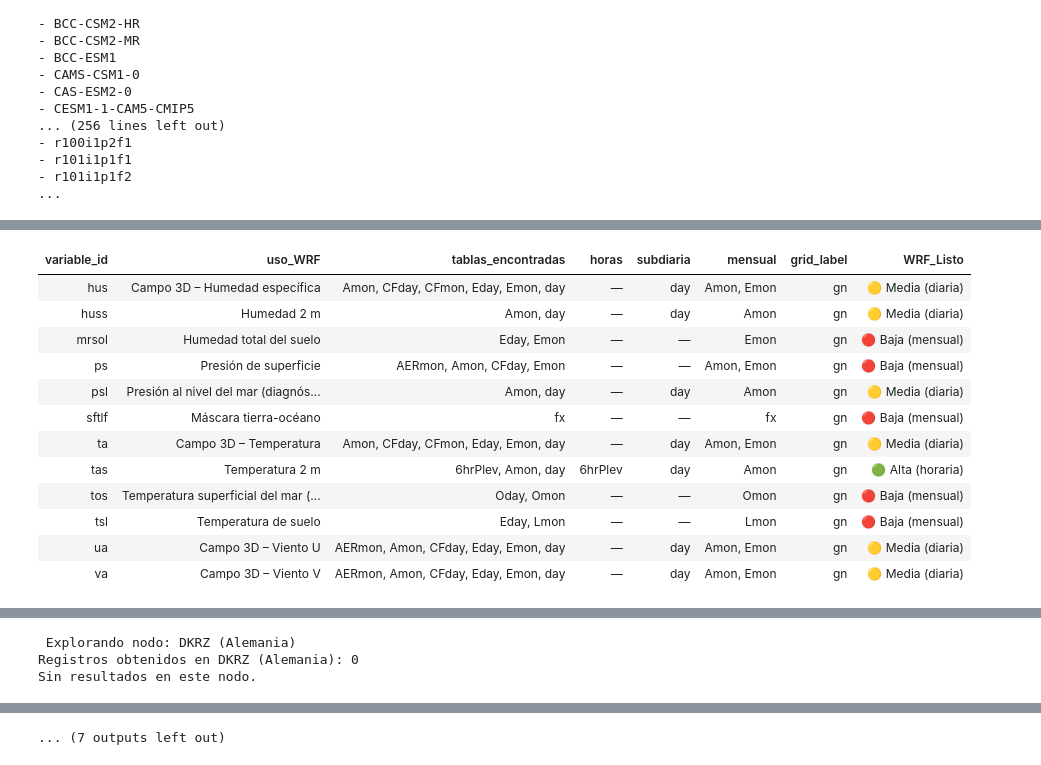
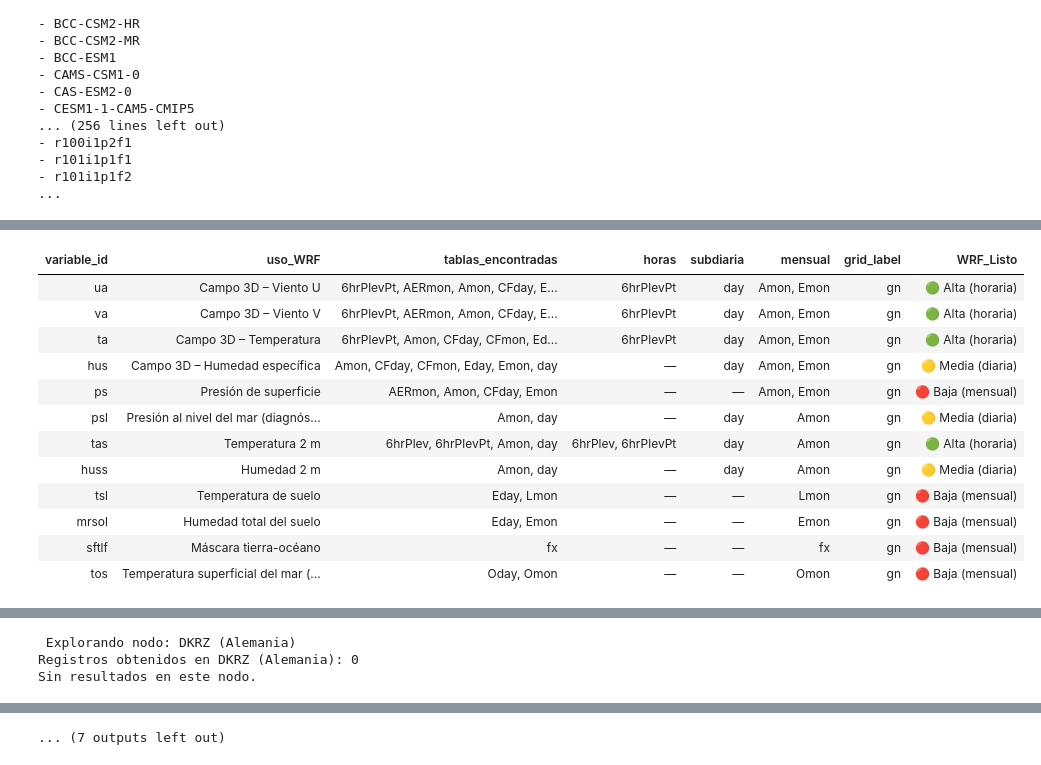
Before and after one commit to SMN-SENAMHI/ADAPTACION, a Jupyter notebook: CMIP6-VERIFICACION_v1.1.ipynb, the cells around one changed output, grey strips where cells are left out. Drawn from its saved outputs; the diff is of its cells as text; code cells hidden in the pictures.

```diff
--- a/CMIP6-VERIFICACION_v1.1.ipynb
+++ b/CMIP6-VERIFICACION_v1.1.ipynb
@@ -51,17 +51,17 @@ print("...")
 ...
 # %%
 #!/usr/bin/env python3
-#Codigo para consulta de varibales del CMIP6 por Nodo ESGF
 
 import requests
 import pandas as pd
 from IPython.display import display, HTML
 
-#CONSULTA
+
+# CONSULTA
 project = "CMIP6"
-modelo = "NorESM2-MM" #CNRM-CM6-1 , NorESM2-MM
-experimento_sel = "ssp585" #ssp119, ssp126, ssp370, ssp434, ssp460, ssp585
-miembro_sel = "r1i1p1f1"  #r1i1p1f1 , r1i1p1f2
+modelo = "NorESM2-MM"
+experimento_sel = "ssp245"
+miembro_sel = "r1i1p1f1"
 limite = 10000
 
 nodos = {
@@ -72,35 +72,36 @@ nodos = {
     "NCI (Australia)": "https://esgf.nci.org.au/esg-search/search"
 }
 
-#VARIABLES WRF
+# BLOQUE 2 – VARIABLES WRF
 uso_WRF = {
+    #Campos 3D atmosféricos
     "ua": "Campo 3D – Viento U",
     "va": "Campo 3D – Viento V",
     "ta": "Campo 3D – Temperatura",
     "hus": "Campo 3D – Humedad específica",
-    #"hur": "Campo 3D – Humedad relativa",
-    #"zg": "Campo 3D – Geopotencial",
+
+    #Superficie atmosférica
     "ps": "Presión de superficie",
     "psl": "Presión al nivel del mar (diagnóstico)",
     "tas": "Temperatura 2 m",
     "huss": "Humedad 2 m",
     "uas": "Viento 10 m U",
     "vas": "Viento 10 m V",
-    "tos": "Temperatura superficial del mar (SST)",
-    #"ts": "Temperatura de superficie terrestre",
+
+    #Suelo
     "tsl": "Temperatura de suelo",
     "mrsol": "Humedad total del suelo",
-    #"mrsos": "Humedad del suelo (superficie)",
-    "sftlf": "Máscara tierra-océano"
+    "sftlf": "Máscara tierra-océano",
+
+    #Oceánico
+    "tos": "Temperatura superficial del mar (SST)"
 }
 
 #FRECUENCIA
-horas_tables = {"subhr","3hr", "E3hr", "E3hrPt","6hr", "6hrPt", "6hrLev", "6hrPlev", "6hrPlevPt"}
+horas_tables = {"3hr", "E3hr", "E3hrPt", "6hrLev", "6hrPlev", "6hrPlevPt"}
 subdiaria_tables = {"day"}
 mensual_tables = {"Amon", "Lmon", "Omon", "Emon", "fx"}
-#mensual_tables = {"mon", "amon", "omon", "lmon", "limon", "simon", "aermon", "emon"}
 
-#FUNCIONES
 def filtrar_listas(tablas, grupo):
     tablas_set = set(tablas.split(", "))
     seleccion = sorted(tablas_set & grupo)
@@ -135,8 +136,7 @@ def estilo_tabla(df_estilo):
             .set_table_attributes('style="border-collapse:collapse; margin:auto; width:95%"')
             .hide(axis="index"))
 
-
-# CONSULTA Y PROCESAMIENTO POR NODO y/o REPOS
+#Consulta del Nodo y/o Repositorio
 for nombre, nodo in nodos.items():
     print(f"\n Explorando nodo: {nombre}")
     params = {
@@ -162,13 +162,11 @@ for nombre, nodo in nodos.items():
             display(HTML(f"""
             <hr style='border:1px solid #999; margin:25px 0;'>
             <div style='text-align:center; color:#555; font-style:italic; margin-bottom:15px;'>
-
             </div>
             """))
-            print("------------------------------------")
             continue
 
-        # Construir DataFrame
+        #DataFrame
         records = []
         for d in docs:
             var = d.get("variable_id", ["?"])[0] if "variable_id" in d else "?"
@@ -177,7 +175,7 @@ for nombre, nodo in nodos.items():
             records.append((var, tabla, grid))
         df = pd.DataFrame(records, columns=["variable_id", "table_id", "grid_label"]).drop_duplicates()
 
-        #Variables WRF
+        #variables WRF seleccionadas
         df = df[df["variable_id"].isin(uso_WRF.keys())].copy()
         if df.empty:
             print("Ninguna variable WRF encontrada en este nodo.")
@@ -185,7 +183,6 @@ for nombre, nodo in nodos.items():
 
         df["uso_WRF"] = df["variable_id"].map(uso_WRF)
 
-        #tablas
         tablas_join = (
             df.groupby("variable_id")["table_id"]
             .agg(lambda x: ", ".join(sorted(set(x))))
@@ -194,26 +191,46 @@ for nombre, nodo in nodos.items():
         )
         df = pd.merge(df, tablas_join, on="variable_id")
 
-        #Clasificar por frecuencia
+        #frecuencia
         df["horas"] = df["tablas_encontradas"].apply(lambda x: filtrar_listas(x, horas_tables))
         df["subdiaria"] = df["tablas_encontradas"].apply(lambda x: filtrar_listas(x, subdiaria_tables))
         df["mensual"] = df["tablas_encontradas"].apply(lambda x: filtrar_listas(x, mensual_tables))
 
-        #CLASIFICAR DISPONIBILIDAD
         df["WRF_Listo"] = df.apply(prioridad_wrf, axis=1)
+
+        orden_var = [
+            #Campos en niveles
+            "ua", "va", "ta", "hus",
+            #Superficie atmosférica
+            "ps", "psl", "tas", "huss", "uas", "vas",
+            #Superficie terrestre / suelo
+            "tsl", "mrsol", "sftlf",
+            #Oceánico
+            "tos"
+        ]
+        orden_filtrado = [v for v in orden_var if v in df["variable_id"].values]
+        df["orden"] = df["variable_id"].apply(lambda v: orden_filtrado.index(v) if v in orden_filtrado else 999)
+        df = df.sort_values("orden").drop(columns="orden")
 
         df_final = (df[["variable_id", "uso_WRF", "tablas_encontradas",
                         "horas", "subdiaria", "mensual", "grid_label", "WRF_Listo"]]
-                    .drop_duplicates().sort_values("variable_id").reset_index(drop=True))
+                    .drop_duplicates().reset_index(drop=True))
 
         titulo_html = f"""
-        <h3 style='text-align:center; color:#003366; font-family:Arial;'>
-         <b>{nombre}</b> – Variables {project} – {modelo} / {experimento_sel} / {miembro_sel}
-        </h3>
+        <div style='text-align:left; margin-top:15px; margin-bottom:10px;'>
+            <h3 style='color:#003366; font-family:Arial; font-weight:bold;'>
+                Nodo: {nombre}<br>
+                <span style="font-size:15px; color:#444;">
+        Variables {project} – {modelo} / {experimento_sel} / {miembro_sel}
+                </span>
+            </h3>
+        </div>
         """
+
         display(HTML(titulo_html))
         display(estilo_tabla(df_final))
 
+        #Resumen de solictudd
         resumen = df_final["WRF_Listo"].value_counts()
         print("\n Resumen de prioridad:")
         for clave in ["🟢 Alta (horaria)", "🟡 Media (diaria)", "🔴 Baja (mensual)", "— No disponible"]:
@@ -221,13 +238,11 @@ for nombre, nodo in nodos.items():
                 print(f"{clave}: {resumen[clave]} variables")
 
     except Exception as e:
-        print(f"Error en {nombre}: {e}")
+        print(f"❌ Error en {nombre}: {e}")
 
-    # ============================================================
     display(HTML(f"""
         <hr style='border:1px solid #999; margin:25px 0;'>
         <div style='text-align:center; color:#555; font-style:italic; margin-bottom:15px;'>
-
         </div>
     """))
 # %% [output]
@@ -237,14 +253,14 @@ LLNL (EEUU) – Variables CMIP6 – NorESM2-MM / ssp585 / r1i1p1f1
 | variable_id | uso_WRF | tablas_encontradas | horas | subdiaria | mensual | grid_label | WRF_Listo |
+| ua | Campo 3D – Viento U | 6hrPlevPt, AERmon, Amon, CFday, E... | 6hrPlevPt | day | Amon, Emon | gn | 🟢 Alta (horaria) |
+| va | Campo 3D – Viento V | 6hrPlevPt, AERmon, Amon, CFday, E... | 6hrPlevPt | day | Amon, Emon | gn | 🟢 Alta (horaria) |
+| ta | Campo 3D – Temperatura | 6hrPlevPt, Amon, CFday, CFmon, Ed... | 6hrPlevPt | day | Amon, Emon | gn | 🟢 Alta (horaria) |
 | hus | Campo 3D – Humedad específica | Amon, CFday, CFmon, Eday, Emon, day | — | day | Amon, Emon | gn | 🟡 Media (diaria) |
-| huss | Humedad 2 m | Amon, day | — | day | Amon | gn | 🟡 Media (diaria) |
-| mrsol | Humedad total del suelo | Eday, Emon | — | — | Emon | gn | 🔴 Baja (mensual) |
 | ps | Presión de superficie | AERmon, Amon, CFday, Emon | — | — | Amon, Emon | gn | 🔴 Baja (mensual) |
 | psl | Presión al nivel del mar (diagnós... | Amon, day | — | day | Amon | gn | 🟡 Media (diaria) |
+| tas | Temperatura 2 m | 6hrPlev, 6hrPlevPt, Amon, day | 6hrPlev, 6hrPlevPt | day | Amon | gn | 🟢 Alta (horaria) |
+| huss | Humedad 2 m | Amon, day | — | day | Amon | gn | 🟡 Media (diaria) |
+| tsl | Temperatura de suelo | Eday, Lmon | — | — | Lmon | gn | 🔴 Baja (mensual) |
+| mrsol | Humedad total del suelo | Eday, Emon | — | — | Emon | gn | 🔴 Baja (mensual) |
 | sftlf | Máscara tierra-océano | fx | — | — | fx | gn | 🔴 Baja (mensual) |
-| ta | Campo 3D – Temperatura | Amon, CFday, CFmon, Eday, Emon, day | — | day | Amon, Emon | gn | 🟡 Media (diaria) |
-| tas | Temperatura 2 m | 6hrPlev, Amon, day | 6hrPlev | day | Amon | gn | 🟢 Alta (horaria) |
 | tos | Temperatura superficial del mar (... | Oday, Omon | — | — | Omon | gn | 🔴 Baja (mensual) |
-| tsl | Temperatura de suelo | Eday, Lmon | — | — | Lmon | gn | 🔴 Baja (mensual) |
-| ua | Campo 3D – Viento U | AERmon, Amon, CFday, Eday, Emon, day | — | day | Amon, Emon | gn | 🟡 Media (diaria) |
-| va | Campo 3D – Viento V | AERmon, Amon, CFday, Eday, Emon, day | — | day | Amon, Emon | gn | 🟡 Media (diaria) |
  Resumen de prioridad:
```
Also changed, not shown: parts of 1 cell of this notebook.
